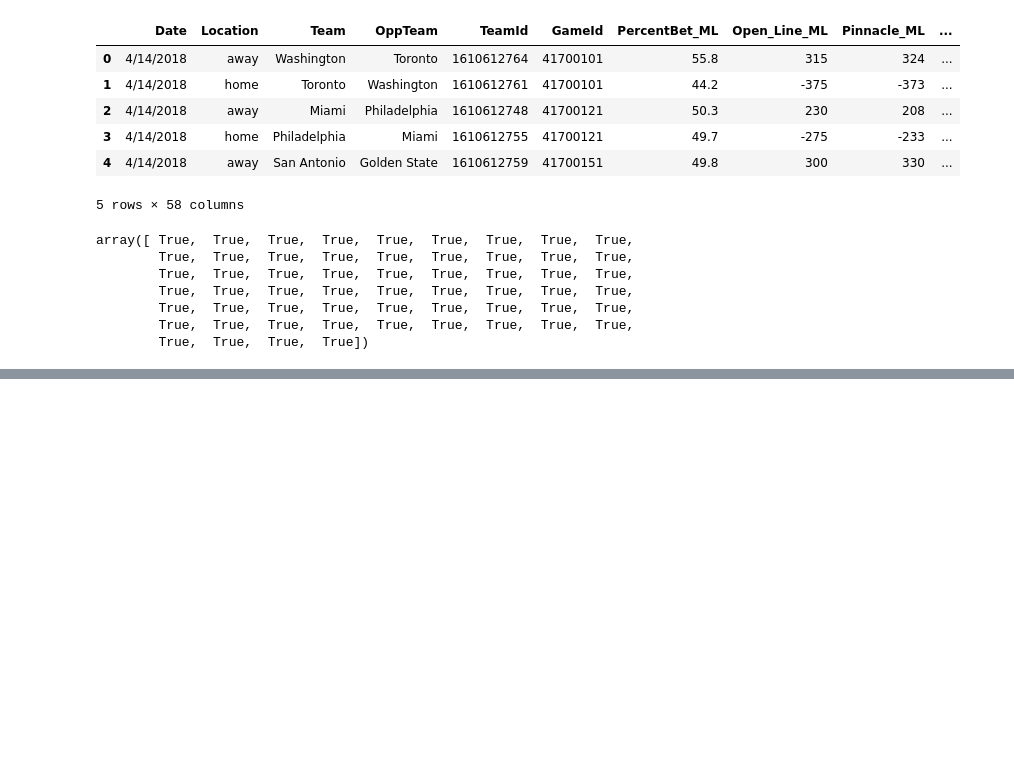
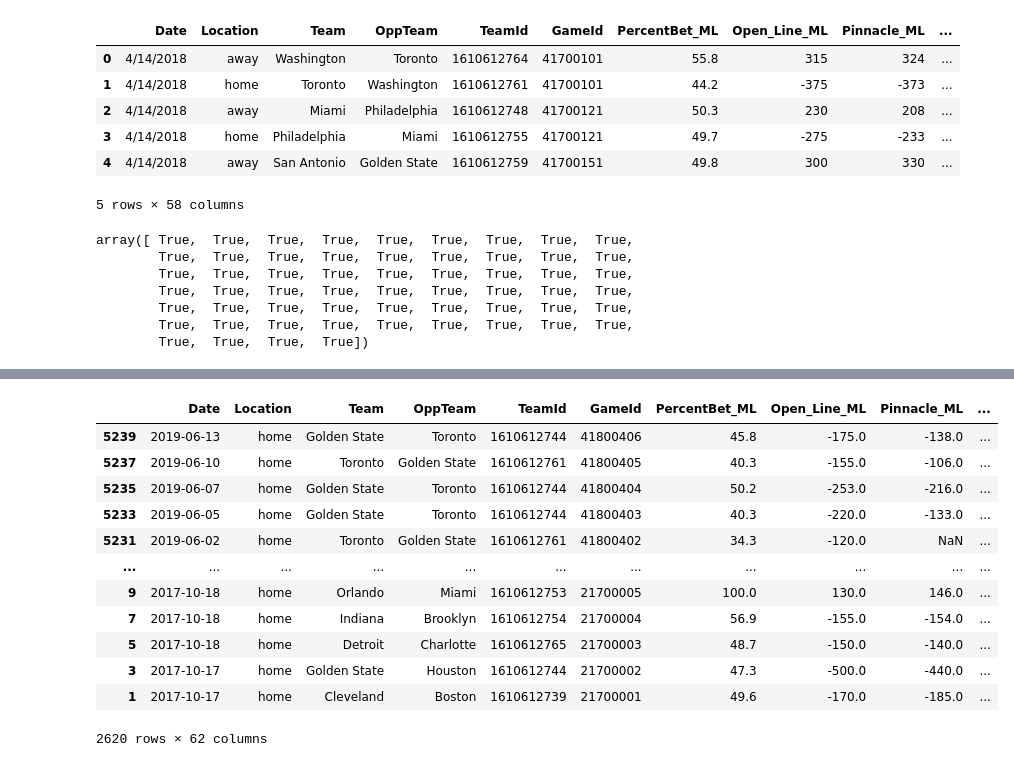
Before and after one commit to kyle-rgb/NBA_Sportsbook_Project, a Jupyter notebook: notebooks/Transforming_Stage.ipynb, the cells around one changed output, grey strips where cells are left out. Saved outputs shown, nothing was run; the diff lists cells and outputs as text; code cells hidden in the pictures; blank space fills up the shorter version.

```diff
--- a/notebooks/Transforming_Stage.ipynb
+++ b/notebooks/Transforming_Stage.ipynb
@@ -395,0 +507,16 @@ full_odds_df.to_csv("../data/interim/vegas_data.csv")
+# %%
+pd.merge()
+# %% [output]
+|  | Date | Location | Team | OppTeam | TeamId | GameId | PercentBet_ML | Open_Line_ML | Pinnacle_ML | ... |
+| 5239 | 2019-06-13 | home | Golden State | Toronto | 1610612744 | 41800406 | 45.8 | -175.0 | -138.0 | ... |
+| 5237 | 2019-06-10 | home | Toronto | Golden State | 1610612761 | 41800405 | 40.3 | -155.0 | -106.0 | ... |
+| 5235 | 2019-06-07 | home | Golden State | Toronto | 1610612744 | 41800404 | 50.2 | -253.0 | -216.0 | ... |
+| 5233 | 2019-06-05 | home | Golden State | Toronto | 1610612744 | 41800403 | 40.3 | -220.0 | -133.0 | ... |
+| 5231 | 2019-06-02 | home | Toronto | Golden State | 1610612761 | 41800402 | 34.3 | -120.0 | NaN | ... |
+| ... | ... | ... | ... | ... | ... | ... | ... | ... | ... | ... |
+| 9 | 2017-10-18 | home | Orlando | Miami | 1610612753 | 21700005 | 100.0 | 130.0 | 146.0 | ... |
+| 7 | 2017-10-18 | home | Indiana | Brooklyn | 1610612754 | 21700004 | 56.9 | -155.0 | -154.0 | ... |
+| 5 | 2017-10-18 | home | Detroit | Charlotte | 1610612765 | 21700003 | 48.7 | -150.0 | -140.0 | ... |
+| 3 | 2017-10-17 | home | Golden State | Houston | 1610612744 | 21700002 | 47.3 | -500.0 | -440.0 | ... |
+| 1 | 2017-10-17 | home | Cleveland | Boston | 1610612739 | 21700001 | 49.6 | -170.0 | -185.0 | ... |
+2620 rows × 62 columns
```
Also changed, not shown: parts of 18 cells of this notebook, 8 other files.
